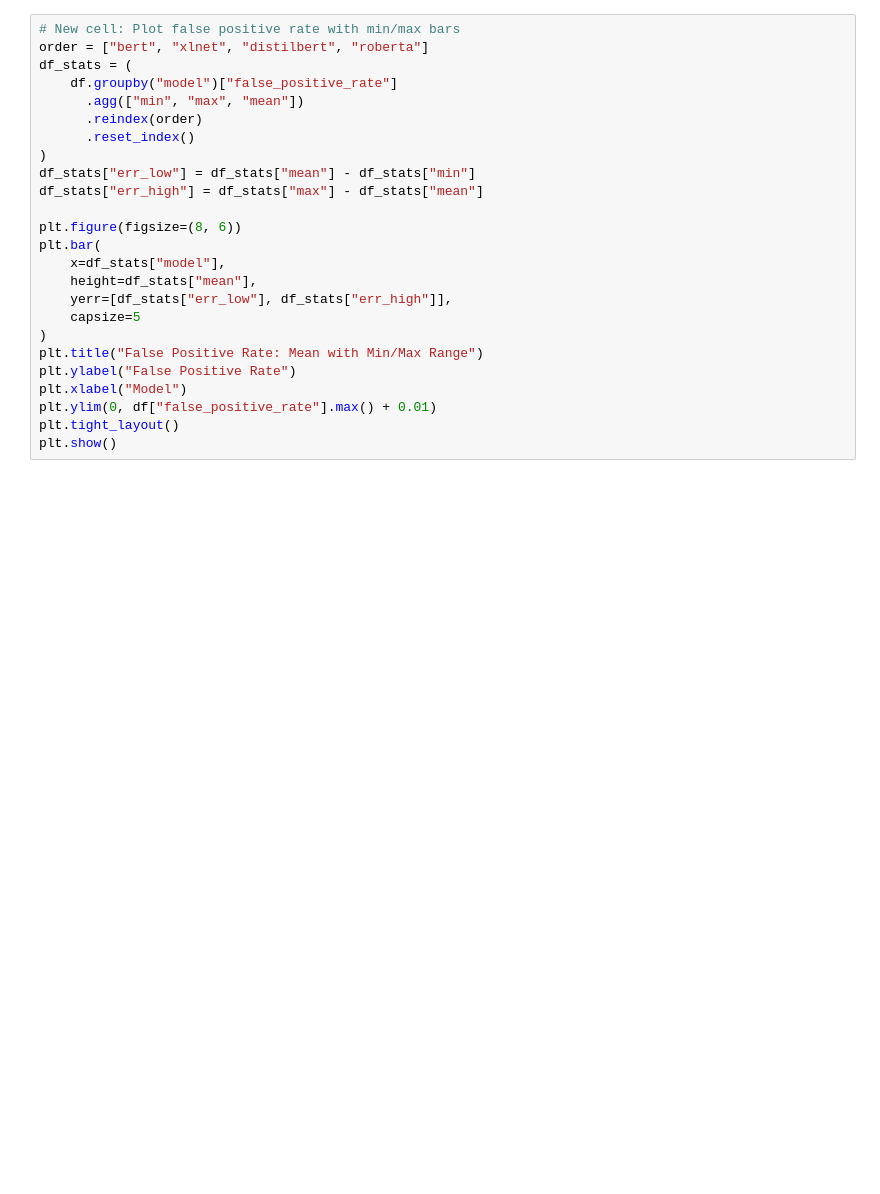
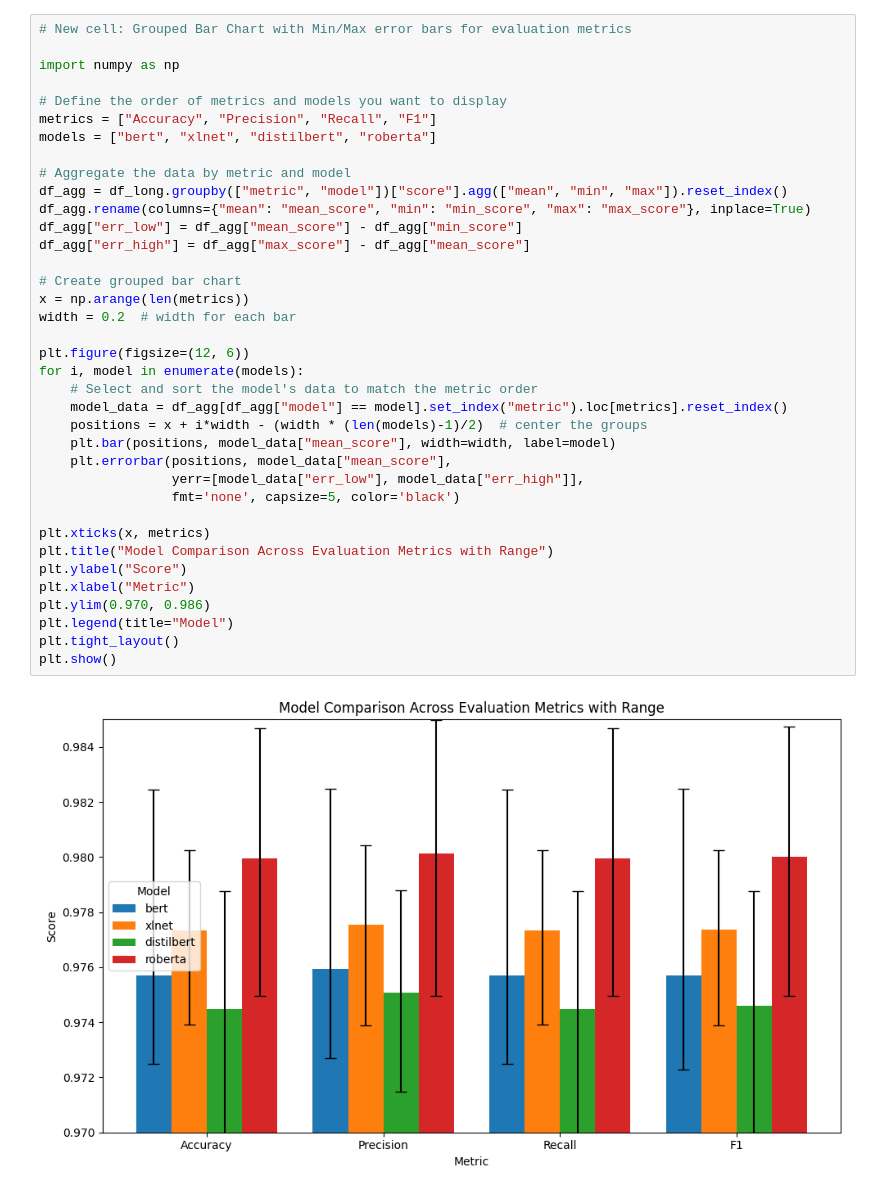
Before and after one commit to Philipsd01/P6-Phishing-Detection, a Jupyter notebook: notebooks/plot.ipynb, the cells around one changed output. Drawn from its saved outputs; the diff is of its cells as text; blank space fills up the shorter version.

```diff
--- a/notebooks/plot.ipynb
+++ b/notebooks/plot.ipynb
@@ -261,25 +261,39 @@ plt.show()
-# %%
-# New cell: Plot false positive rate with min/max bars
-order = ["bert", "xlnet", "distilbert", "roberta"]
-df_stats = (
-    df.groupby("model")["false_positive_rate"]
-      .agg(["min", "max", "mean"])
-      .reindex(order)
-      .reset_index()
-)
-df_stats["err_low"] = df_stats["mean"] - df_stats["min"]
-df_stats["err_high"] = df_stats["max"] - df_stats["mean"]
-
-plt.figure(figsize=(8, 6))
-plt.bar(
-    x=df_stats["model"],
-    height=df_stats["mean"],
-    yerr=[df_stats["err_low"], df_stats["err_high"]],
-    capsize=5
-)
-plt.title("False Positive Rate: Mean with Min/Max Range")
-plt.ylabel("False Positive Rate")
-plt.xlabel("Model")
-plt.ylim(0, df["false_positive_rate"].max() + 0.01)
-plt.tight_layout()
-plt.show()
+# %%
+# New cell: Grouped Bar Chart with Min/Max error bars for evaluation metrics
+
+import numpy as np
+
+# Define the order of metrics and models you want to display
+metrics = ["Accuracy", "Precision", "Recall", "F1"]
+models = ["bert", "xlnet", "distilbert", "roberta"]
+
+# Aggregate the data by metric and model
+df_agg = df_long.groupby(["metric", "model"])["score"].agg(["mean", "min", "max"]).reset_index()
+df_agg.rename(columns={"mean": "mean_score", "min": "min_score", "max": "max_score"}, inplace=True)
+df_agg["err_low"] = df_agg["mean_score"] - df_agg["min_score"]
+df_agg["err_high"] = df_agg["max_score"] - df_agg["mean_score"]
+
+# Create grouped bar chart
+x = np.arange(len(metrics))
+width = 0.2  # width for each bar
+
+plt.figure(figsize=(12, 6))
+for i, model in enumerate(models):
+    # Select and sort the model's data to match the metric order
+    model_data = df_agg[df_agg["model"] == model].set_index("metric").loc[metrics].reset_index()
+    positions = x + i*width - (width * (len(models)-1)/2)  # center the groups
+    plt.bar(positions, model_data["mean_score"], width=width, label=model)
+    plt.errorbar(positions, model_data["mean_score"],
+                 yerr=[model_data["err_low"], model_data["err_high"]],
+                 fmt='none', capsize=5, color='black')
+
+plt.xticks(x, metrics)
+plt.title("Model Comparison Across Evaluation Metrics with Range")
+plt.ylabel("Score")
+plt.xlabel("Metric")
+plt.ylim(0.970, 0.986)
+plt.legend(title="Model")
+plt.tight_layout()
+plt.show()
+# %% [output]
+[figure, added]
```
Also changed, not shown: parts of 1 cell of this notebook.
